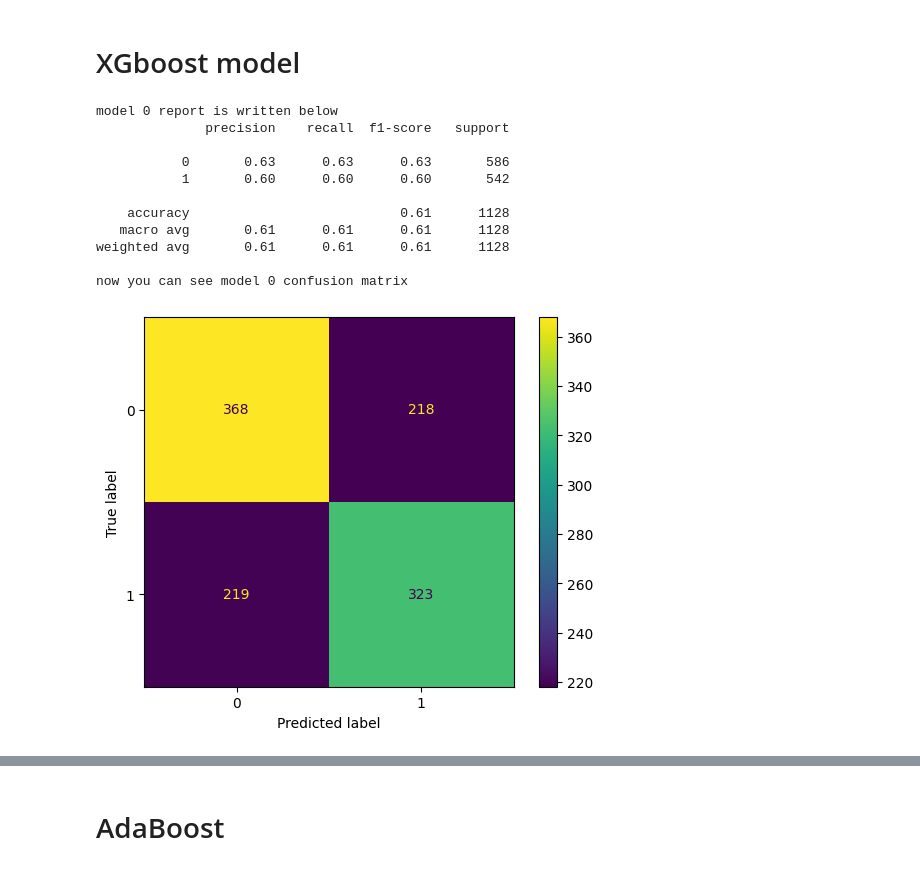
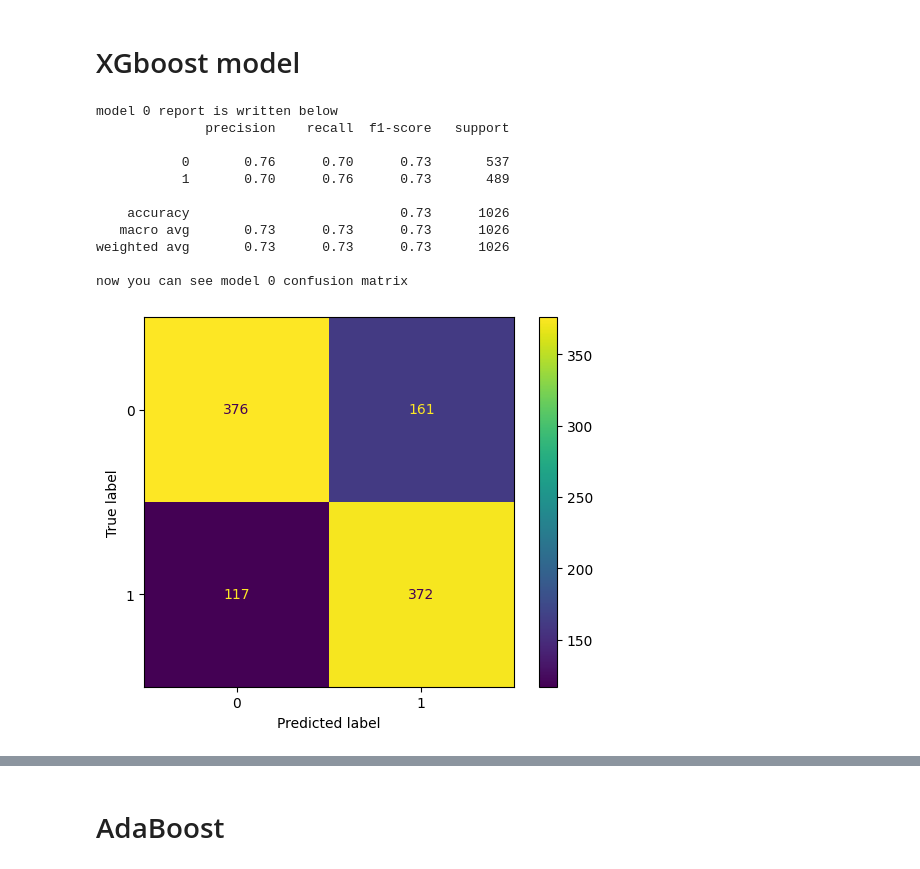
Before and after one commit to erfantbtb/generated_vs_real, a Jupyter notebook: classification.ipynb, the cells around one changed output, grey strips where cells are left out. Drawn from its saved outputs; the diff is of its cells as text; code cells hidden in the pictures.

```diff
--- a/classification.ipynb
+++ b/classification.ipynb
@@ -131,3 +213,41 @@ class TrainModel:
+# %%
+edge_features = pd.read_csv('data/clean_data/edge_cleaned.csv', index_col=0)
+fourier_features = pd.read_csv('data/clean_data/fourier_cleaned.csv', index_col=0)
+gabor_features = pd.read_csv('data/clean_data/gabor_cleaned.csv', index_col=0)
+hist_features = pd.read_csv('data/clean_data/hist_cleaned.csv', index_col=0)
+hog_features = pd.read_csv('data/clean_data/hog_cleaned.csv', index_col=0)
+features = pd.concat([edge_features, fourier_features, gabor_features, hist_features, hog_features], axis=1).values
+labels = pd.read_csv('data/clean_data/labels_cleaned.csv', index_col=0).values.squeeze()
+# %%
+x_train, x_test, y_train, y_test = train_test_split(features, labels, test_size=0.3, random_state=42)
+# %%
+class TrainModel:
+    def __init__(self, params_opt: list) -> None:
+        self.params_opt = params_opt
+
+    def fine_tune(self, model, params, x_train, y_train):
+        grid = GridSearchCV(model, params)
+        grid.fit(x_train, y_train)
+        self.model = grid.best_estimator_
+
+    def classifier_report(self, x_test, y_test):
+        print(classification_report(y_test, self.model.predict(x_test)))
+
+    def plot_confusion_matrix(self, x_test, y_test):
+        ConfusionMatrixDisplay(confusion_matrix(y_test, self.model.predict(x_test))).plot()
+
+    def __call__(self, models, x_train, x_test, y_train, y_test):
+        list_models = []
+        for i in range(len(models)):
+            self.fine_tune(models[i], self.params_opt, x_train, y_train)
+            print(f"model {i} report is written below")
+            self.classifier_report(x_test, y_test)
+
+            print(f"now you can see model {i} confusion matrix")
+            self.plot_confusion_matrix(x_test, y_test)
+
+            list_models.append(self.model)
+        return accuracy_score(y_test, self.model.predict(x_test)), self.model
 # %% [markdown]
 # Logistic Regression
 # %%
@@ -228,22 +273,22 @@ now you can see model 0 confusion matrix
 # %%
 params = {"max_depth": np.arange(3, 8, 3),
           "n_estimators": np.arange(100, 2000, 500),
           "learning_rate": [0.01, 0.1],
           }
 
 xg = xgb.XGBClassifier(tree_method="gpu_hist", objective="binary:logistic")
 
-TrainModel(params)([xg], x_train_gabor, x_test_gabor, y_train_gabor, y_test_gabor)
+acc_xg, xg_best_model = TrainModel(params)([xg], x_train, x_test, y_train, y_test)
 # %% [output]
 model 0 report is written below
               precision    recall  f1-score   support
 
-           0       0.63      0.63      0.63       586
-           1       0.60      0.60      0.60       542
+           0       0.76      0.70      0.73       537
+           1       0.70      0.76      0.73       489
 
-    accuracy                           0.61      1128
-   macro avg       0.61      0.61      0.61      1128
-weighted avg       0.61      0.61      0.61      1128
+    accuracy                           0.73      1026
+   macro avg       0.73      0.73      0.73      1026
+weighted avg       0.73      0.73      0.73      1026
 
 now you can see model 0 confusion matrix
-[figure, old version]
+[figure, new version]
```
Also changed, not shown: parts of 100 cells of this notebook, 2 other files.
